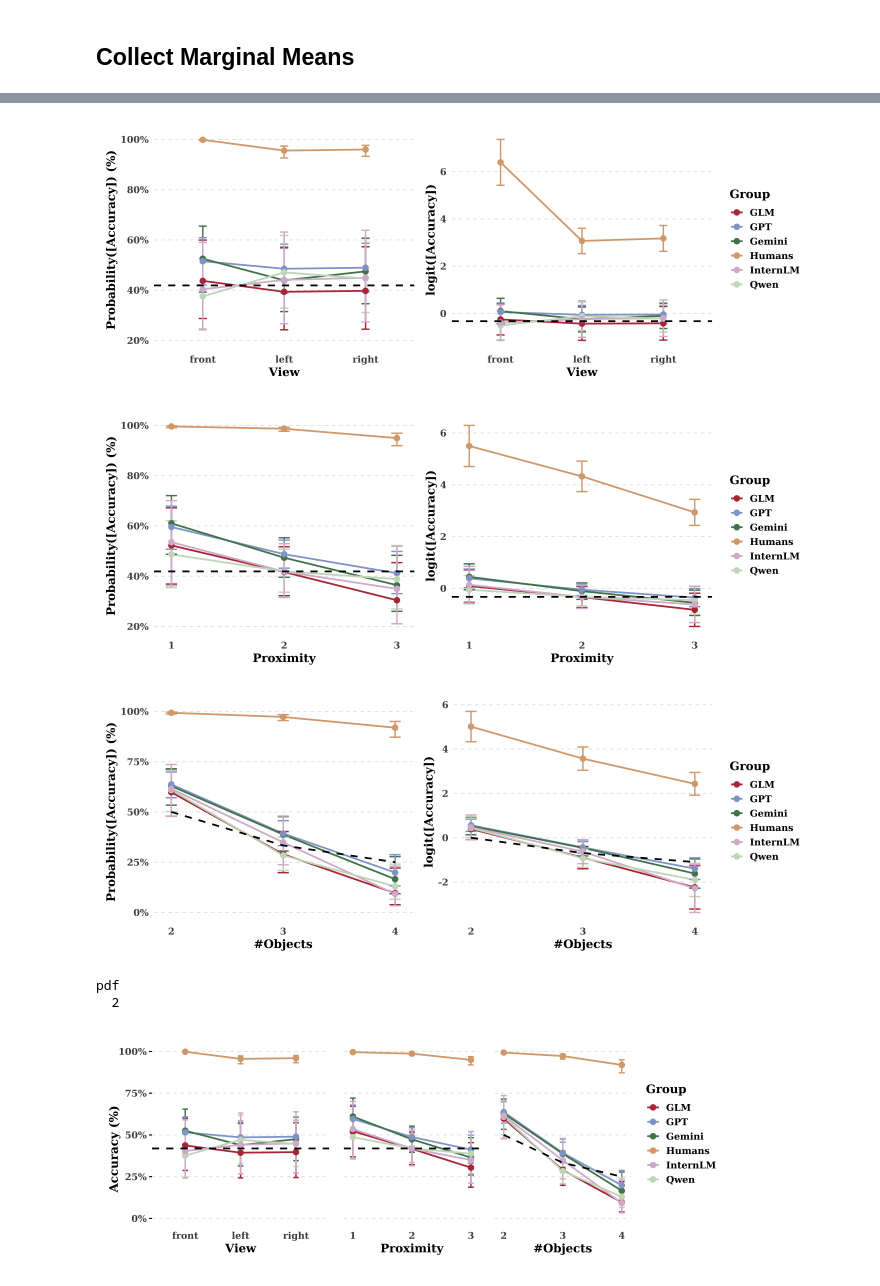
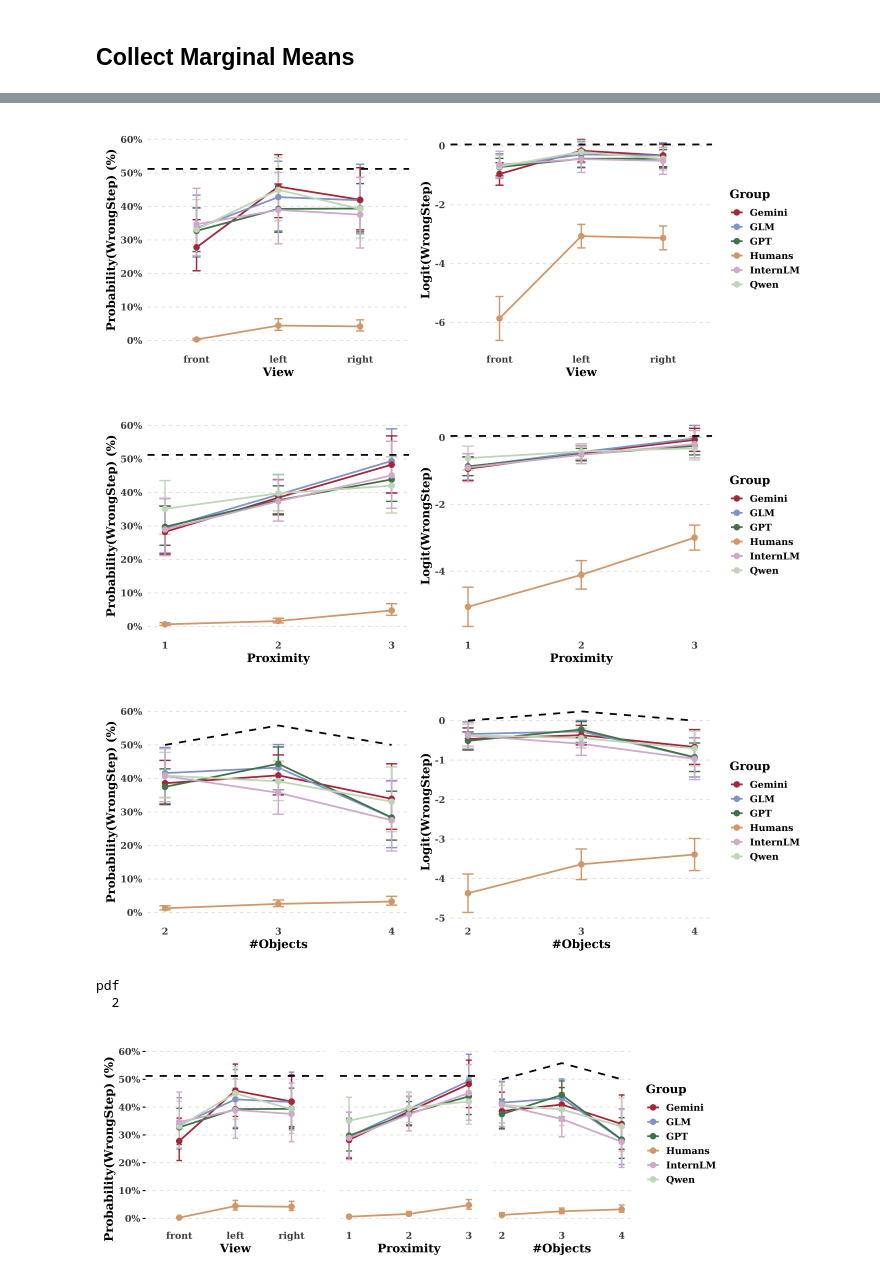
Before and after one commit to grow-ai-like-a-child/referential-gaze, a Jupyter notebook: aggregate.ipynb, the cells around one changed output, grey strips where cells are left out. Cells and saved outputs as stored; diff of their text form; code cells hidden in the pictures.

Commit message:
add wrongness_max and wrongness_exp; aggregate.ipynb good to go now

```diff
--- a/aggregate.ipynb
+++ b/aggregate.ipynb
@@ -398,9 +419,10 @@ plot_effect_from_link <- function(df_l, xvar, xlab, fname_base){
 
   # p1: Plot on response scale (derived from transformed link scale predictions)
   if (xvar == "n_candidates") {
+    # Use expected wrongness baseline for n_candidates
     baseline_data_resp <- data.frame(
       x = c(2, 3, 4),
-      y = 1 / c(2, 3, 4)
+      y = c(baseline_wrongness_2, baseline_wrongness_3, baseline_wrongness_4)
     )
     p1 <- ggplot(df_r_transformed, aes(x=.data[[xvar]], y=estimate_resp,
                                    color=Group, fill=Group, group=Group)) +
@@ -414,15 +436,17 @@ plot_effect_from_link <- function(df_l, xvar, xlab, fname_base){
       scale_color_manual(values=colors) +
       scale_fill_manual(values=colors) +
       scale_x_continuous(breaks = unique(as.integer(df_r_transformed[[xvar]]))) +
-      scale_y_continuous(limits=c(0,1.0),
-                         labels = scales::percent_format(accuracy=1)) +
-      labs(x = xlab, y = "Probability([Accuracy]) (%)") +
+    scale_y_continuous(limits = c(0, 0.6),
+                       breaks = seq(0, 0.6, by = 0.1),
+                       labels = scales::percent_format(accuracy = 1)) +
+      labs(x = xlab, y = "Probability(WrongStep) (%)") +
       theme_serif_bold() +
       theme(panel.grid.major.y = element_line(color="grey90", linetype="dashed", linewidth=0.5),
             panel.grid.major.x = element_blank(),
             legend.position = "none")
   } else {
-    prob_baseline_resp <- 0.41905549430356487
+    # Use overall baseline wrongness for Angle and Proximity
+    prob_baseline_resp <- baseline_wrongness_overall
     p1 <- ggplot(df_r_transformed, aes(x=.data[[xvar]], y=estimate_resp,
                                    color=Group, fill=Group, group=Group)) +
       geom_line(linewidth=1) +
@@ -436,9 +460,10 @@ plot_effect_from_link <- function(df_l, xvar, xlab, fname_base){
     if (xvar == "Proximity") {
         p1 <- p1 + scale_x_continuous(breaks = unique(as.integer(df_r_transformed[[xvar]])))
     }
-    p1 <- p1 + scale_y_continuous(limits=c(0.2,1.0),
-                         labels = scales::percent_format(accuracy=1)) +
-      labs(x = xlab, y = "Probability([Accuracy]) (%)") +
+    p1 <- p1 + scale_y_continuous(limits = c(0, 0.6),
+                       breaks = seq(0, 0.6, by = 0.1),
+                       labels = scales::percent_format(accuracy = 1)) +
+      labs(x = xlab, y = "Probability(WrongStep) (%)") +
       theme_serif_bold() +
       theme(panel.grid.major.y = element_line(color="grey90", linetype="dashed", linewidth=0.5),
             panel.grid.major.x = element_blank(),
@@ -455,14 +480,17 @@ plot_effect_from_link <- function(df_l, xvar, xlab, fname_base){
     scale_color_manual(values=colors)
 
   if (xvar == "n_candidates") {
+    # Logit baseline for wrongness
     logit_baseline_data <- data.frame(x = c(2, 3, 4))
-    logit_baseline_data$y_logit <- log(1 / (logit_baseline_data$x - 1))
+    logit_baseline_data$y_logit <- log(c(baseline_wrongness_2, baseline_wrongness_3, baseline_wrongness_4) /
+                                       (1 - c(baseline_wrongness_2, baseline_wrongness_3, baseline_wrongness_4)))
     logit_baseline_data <- logit_baseline_data[is.finite(logit_baseline_data$y_logit), ]
     p2 <- p2 + geom_line(data=logit_baseline_data, aes(x=x, y=y_logit, group=1),
                          color='black', linetype='dashed', linewidth=1,
                          inherit.aes=FALSE)
   } else {
-    prob_baseline_link <- 0.41905549430356487
+    # Logit baseline for overall wrongness
+    prob_baseline_link <- baseline_wrongness_overall
     logit_intercept <- log(prob_baseline_link / (1 - prob_baseline_link))
     p2 <- p2 + geom_hline(yintercept=logit_intercept, color='black',
                            linetype='dashed', linewidth=1)
@@ -471,7 +499,7 @@ plot_effect_from_link <- function(df_l, xvar, xlab, fname_base){
   if (xvar %in% c("Proximity", "n_candidates")) {
       p2 <- p2 + scale_x_continuous(breaks = unique(as.integer(df_l[[xvar]])))
   }
-  p2 <- p2 + labs(x = xlab, y = "logit([Accuracy])") +
+  p2 <- p2 + labs(x = xlab, y = "Logit(WrongStep)") +
     theme_serif_bold() +
     theme(panel.grid.major.y = element_line(color="grey90", linetype="dashed", linewidth=0.5),
           panel.grid.major.x = element_blank(),
@@ -491,9 +519,9 @@ plot_effect_from_link(ang_link,  "Angle", "View", "./plots/Angle_effect.pdf")
 plot_effect_from_link(prox_link, "Proximity", "Proximity", "./plots/Proximity_effect.pdf")
 plot_effect_from_link(obj_link,  "n_candidates", "#Objects", "./plots/n_candidates_effect.pdf")
 # %% [output]
-[figure, old version]
+[figure, new version]
-[figure, old version]
+[figure, new version]
-[figure, old version]
+[figure, new version]
 # %%
 plot_single_effect <- function(df_l, xvar, xlab, show_y_axis = TRUE) {
   df_r_transformed <- df_l %>%
@@ -511,7 +539,8 @@ plot_single_effect <- function(df_l, xvar, xlab, show_y_axis = TRUE) {
     geom_point(size = 3) +
     scale_color_manual(values = colors) +
     scale_fill_manual(values = colors) +
-    scale_y_continuous(limits = c(0, 1.0),
+    scale_y_continuous(limits = c(0, 0.6),
+                       breaks = seq(0, 0.6, by = 0.1),
                        labels = scales::percent_format(accuracy = 1)) +
     theme_serif_bold() +
     theme(
@@ -524,19 +553,20 @@ plot_single_effect <- function(df_l, xvar, xlab, show_y_axis = TRUE) {
     ) +
     labs(x = xlab)
 
-  # Add baselines
+  # Add baselines using expected wrongness
   if (xvar == "n_candidates") {
     base_plot <- base_plot +
-      geom_line(data = data.frame(x = c(2, 3, 4), y = 1 / c(2, 3, 4)),
+      geom_line(data = data.frame(x = c(2, 3, 4),
+                                  y = c(baseline_wrongness_2, baseline_wrongness_3, baseline_wrongness_4)),
                 aes(x = x, y = y),
                 color = 'black', linetype = 'dashed', linewidth = 1,
                 inherit.aes = FALSE)
   } else if (xvar == "Proximity") {
     base_plot <- base_plot +
-      geom_hline(yintercept = 0.41905549430356487, color = 'black', linetype = 'dashed', linewidth = 1)
+      geom_hline(yintercept = baseline_wrongness_overall, color = 'black', linetype = 'dashed', linewidth = 1)
   } else if (xvar == "Angle") {
     base_plot <- base_plot +
-      geom_hline(yintercept = 0.41905549430356487, color = 'black', linetype = 'dashed', linewidth = 1)
+      geom_hline(yintercept = baseline_wrongness_overall, color = 'black', linetype = 'dashed', linewidth = 1)
   }
 
   return(base_plot)
@@ -544,7 +574,7 @@ plot_single_effect <- function(df_l, xvar, xlab, show_y_axis = TRUE) {
 
 # Create plots individually
 p1 <- plot_single_effect(ang_link,  "Angle", "View", show_y_axis = TRUE) +
-  labs(y = "Accuracy (%)") + guides(color = "none", fill = "none")
+  labs(y = "Probability(WrongStep) (%)") + guides(color = "none", fill = "none")
 
 p2 <- plot_single_effect(prox_link, "Proximity", "Proximity", show_y_axis = FALSE) +
   guides(color = "none", fill = "none") + scale_x_continuous(breaks = c(1,2,3))
@@ -555,34 +585,34 @@ p3 <- plot_single_effect(obj_link,  "n_candidates", "#Objects", show_y_axis = FA
 final_plot <- p1 + p2 + p3 +
   plot_layout(ncol = 3, widths = c(1.3, 1, 1), guides = "collect") +
   plot_annotation(
     theme = theme(
       legend.position = "right",
       legend.title = element_text(size = 13),
       legend.text = element_text(size = 10),
       plot.margin = margin(10, 10, 10, 20),
       plot.title.position = "plot",
       plot.tag = element_text(),
       plot.title = element_blank()
     )
   ) +
   patchwork::inset_element(
     ggplot() +
-      annotate("text", x = 0.5, y = 0.5, label = "Accuracy (%)", angle = 90, size = 5, family = "DejaVuSerif", fontface = "bold") +
+      annotate("text", x = 0.5, y = 0.5, label = "Probability(WrongStep) (%)", angle = 90, size = 5, family = "DejaVuSerif", fontface = "bold") +
       theme_void(),
     left = -3.1, bottom = 0.05, right = 0.02, top = 0.95, align_to = "full"
   )
 
 # Save
 pdf("./plots/effects.pdf", width = 16 * 2/3, height = 4)
 print(final_plot)
 dev.off()
 
 # Also show inline if needed
 options(repr.plot.width = 16 * 2/3, repr.plot.height = 4)
 print(final_plot)
 # %% [output]
 pdf
   2
-[figure, old version]
+[figure, new version]
 # %% [markdown]
 ## Approach 2: get marginal effects separately in logit and probability space (not recommended)
```
Also changed, not shown: parts of 19 cells of this notebook, 4 other files.
